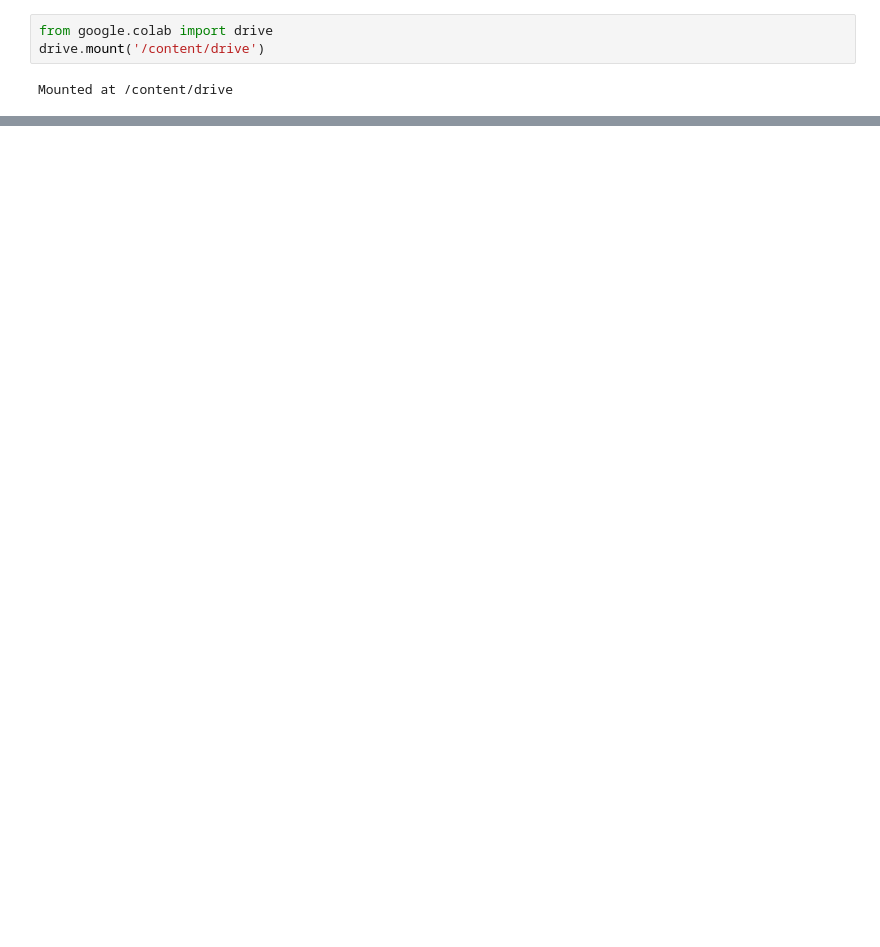
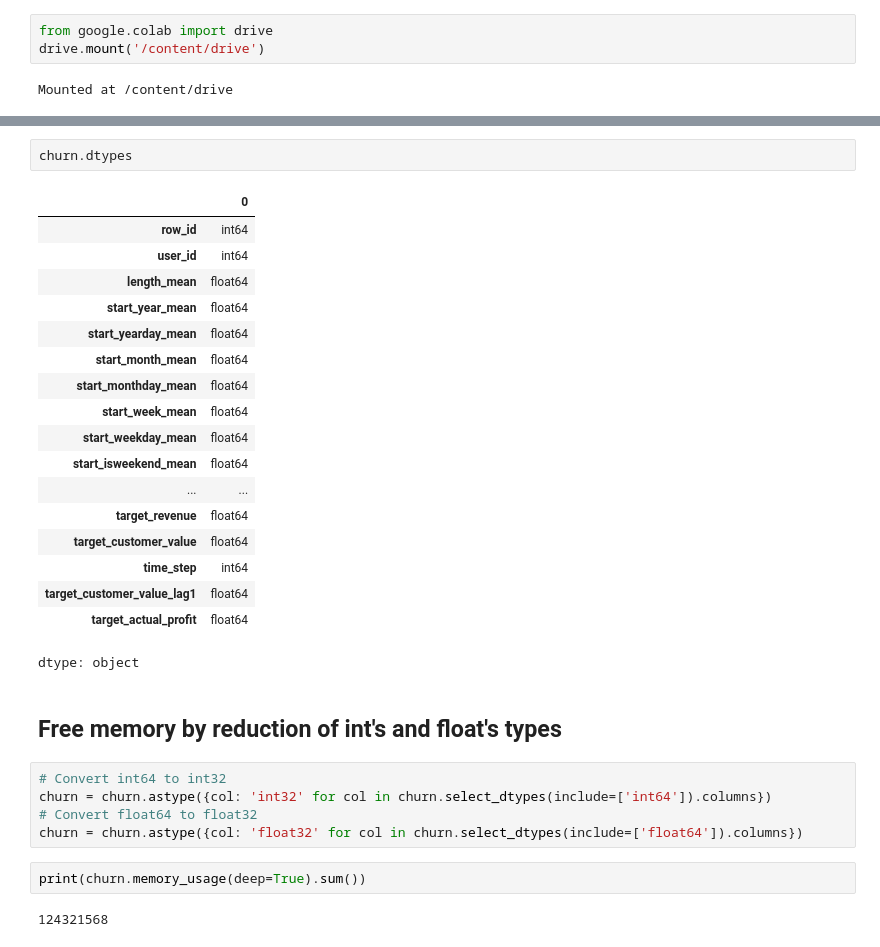
Before and after one commit to manor-s/DS-course-project-4, a Jupyter notebook: EDA/EDA.ipynb, the cells around one changed output, grey strips where cells are left out. Cells and saved outputs as stored; diff of their text form; blank space fills up the shorter version.

```diff
--- a/EDA/EDA.ipynb
+++ b/EDA/EDA.ipynb
@@ -43,0 +52,32 @@ churn.describe()
+# %%
+churn.dtypes
+# %% [output]
+|  | 0 |
+| row_id | int64 |
+| user_id | int64 |
+| length_mean | float64 |
+| start_year_mean | float64 |
+| start_yearday_mean | float64 |
+| start_month_mean | float64 |
+| start_monthday_mean | float64 |
+| start_week_mean | float64 |
+| start_weekday_mean | float64 |
+| start_isweekend_mean | float64 |
+| ... | ... |
+| target_revenue | float64 |
+| target_customer_value | float64 |
+| time_step | int64 |
+| target_customer_value_lag1 | float64 |
+| target_actual_profit | float64 |
+dtype: object
+# %% [markdown]
+## Free memory by reduction of int's and float's types
+# %%
+# Convert int64 to int32
+churn = churn.astype({col: 'int32' for col in churn.select_dtypes(include=['int64']).columns})
+# Convert float64 to float32
+churn = churn.astype({col: 'float32' for col in churn.select_dtypes(include=['float64']).columns})
+# %%
+print(churn.memory_usage(deep=True).sum())
+# %% [output]
+124321568
```
Also changed, not shown: parts of 9 cells of this notebook.
